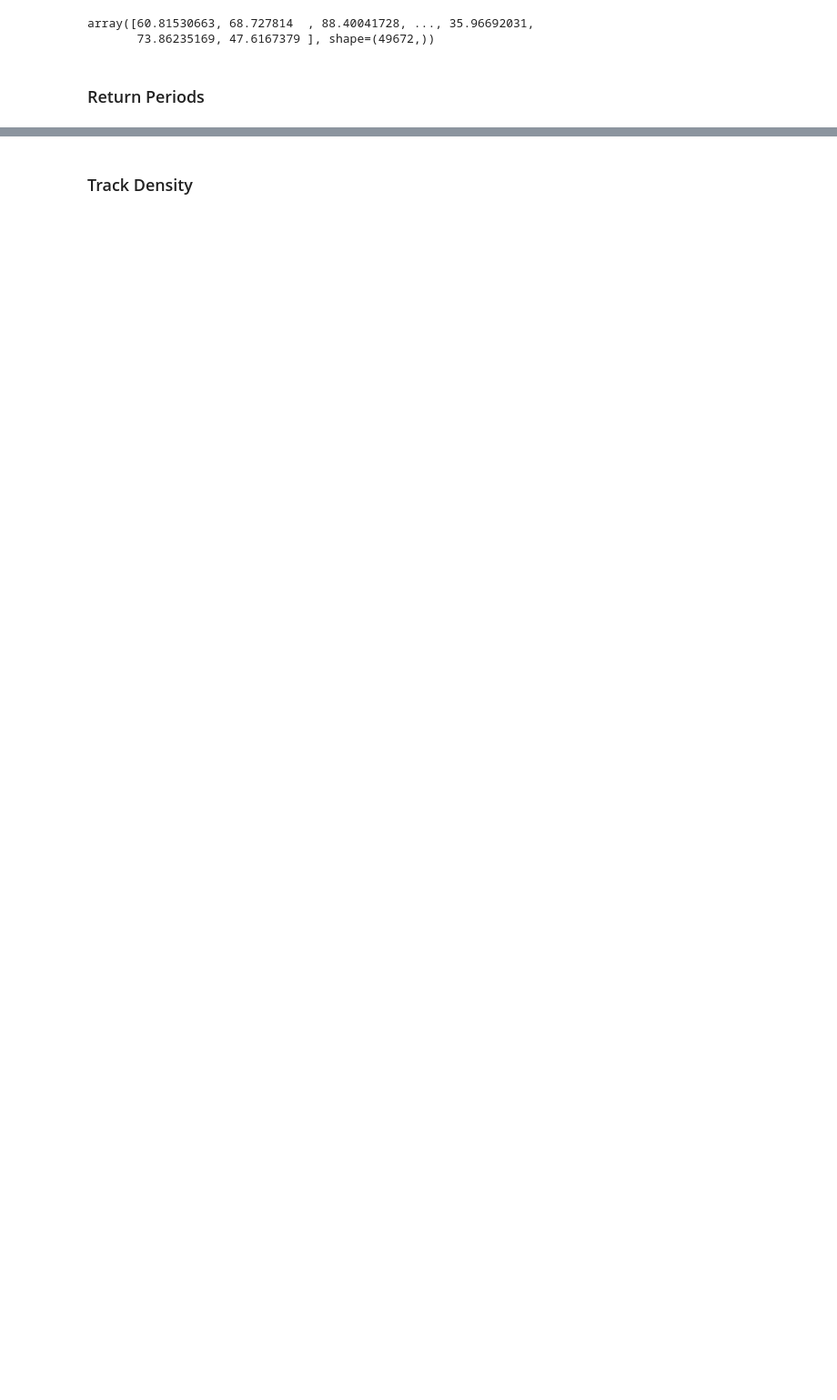
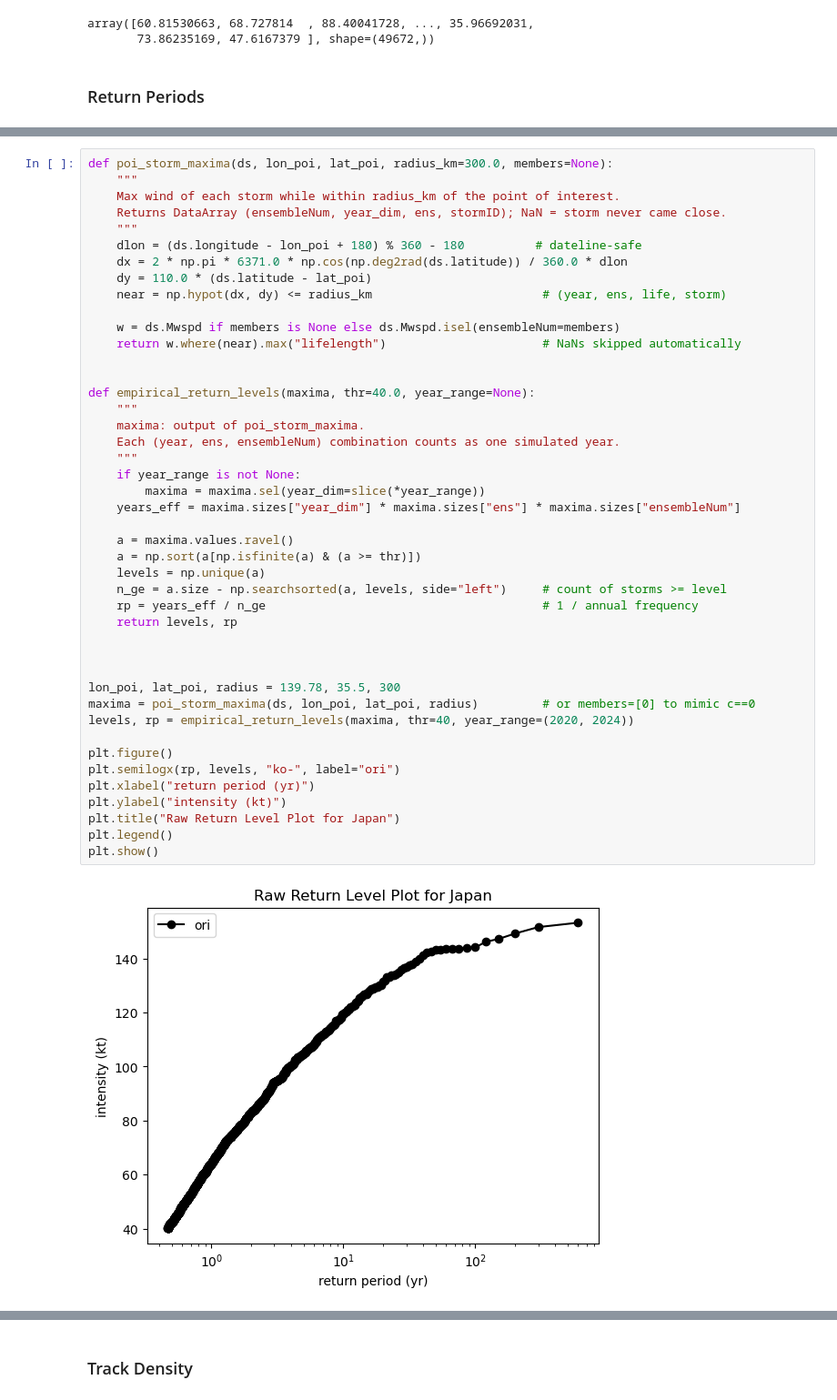
Before and after one commit to zentouro/CHAZv2, a Jupyter notebook: CHAZ-checks.ipynb, the cells around one changed output, grey strips where cells are left out. Shown at 91% size. Cells and saved outputs as stored; diff of their text form; blank space fills up the shorter version.

```diff
--- a/CHAZ-checks.ipynb
+++ b/CHAZ-checks.ipynb
@@ -280,0 +289,46 @@ array([60.81530663, 68.727814  , 88.40041728, ..., 35.96692031,
+# %%
+def poi_storm_maxima(ds, lon_poi, lat_poi, radius_km=300.0, members=None):
+    """
+    Max wind of each storm while within radius_km of the point of interest.
+    Returns DataArray (ensembleNum, year_dim, ens, stormID); NaN = storm never came close.
+    """
+    dlon = (ds.longitude - lon_poi + 180) % 360 - 180          # dateline-safe
+    dx = 2 * np.pi * 6371.0 * np.cos(np.deg2rad(ds.latitude)) / 360.0 * dlon
+    dy = 110.0 * (ds.latitude - lat_poi)
+    near = np.hypot(dx, dy) <= radius_km                        # (year, ens, life, storm)
+
+    w = ds.Mwspd if members is None else ds.Mwspd.isel(ensembleNum=members)
+    return w.where(near).max("lifelength")                      # NaNs skipped automatically
+
+
+def empirical_return_levels(maxima, thr=40.0, year_range=None):
+    """
+    maxima: output of poi_storm_maxima.
+    Each (year, ens, ensembleNum) combination counts as one simulated year.
+    """
+    if year_range is not None:
+        maxima = maxima.sel(year_dim=slice(*year_range))
+    years_eff = maxima.sizes["year_dim"] * maxima.sizes["ens"] * maxima.sizes["ensembleNum"]
+
+    a = maxima.values.ravel()
+    a = np.sort(a[np.isfinite(a) & (a >= thr)])
+    levels = np.unique(a)
+    n_ge = a.size - np.searchsorted(a, levels, side="left")     # count of storms >= level
+    rp = years_eff / n_ge                                       # 1 / annual frequency
+    return levels, rp
+
+
+
+lon_poi, lat_poi, radius = 139.78, 35.5, 300
+maxima = poi_storm_maxima(ds, lon_poi, lat_poi, radius)         # or members=[0] to mimic c==0
+levels, rp = empirical_return_levels(maxima, thr=40, year_range=(2020, 2024))
+
+plt.figure()
+plt.semilogx(rp, levels, "ko-", label="ori")
+plt.xlabel("return period (yr)")
+plt.ylabel("intensity (kt)")
+plt.title("Raw Return Level Plot for Japan")
+plt.legend()
+plt.show()
+# %% [output]
+[figure, added]
```
Also changed, not shown: parts of 9 cells of this notebook.
